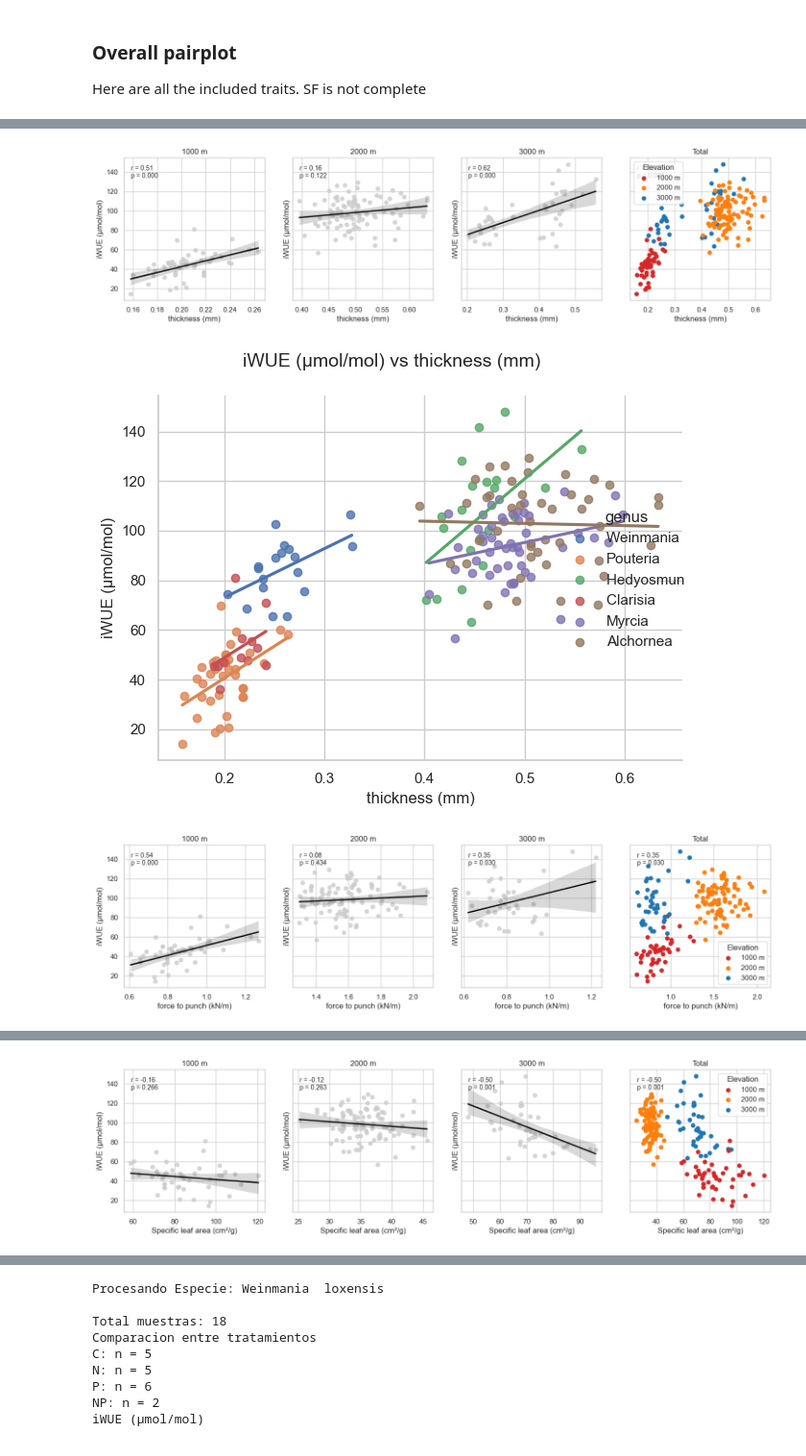
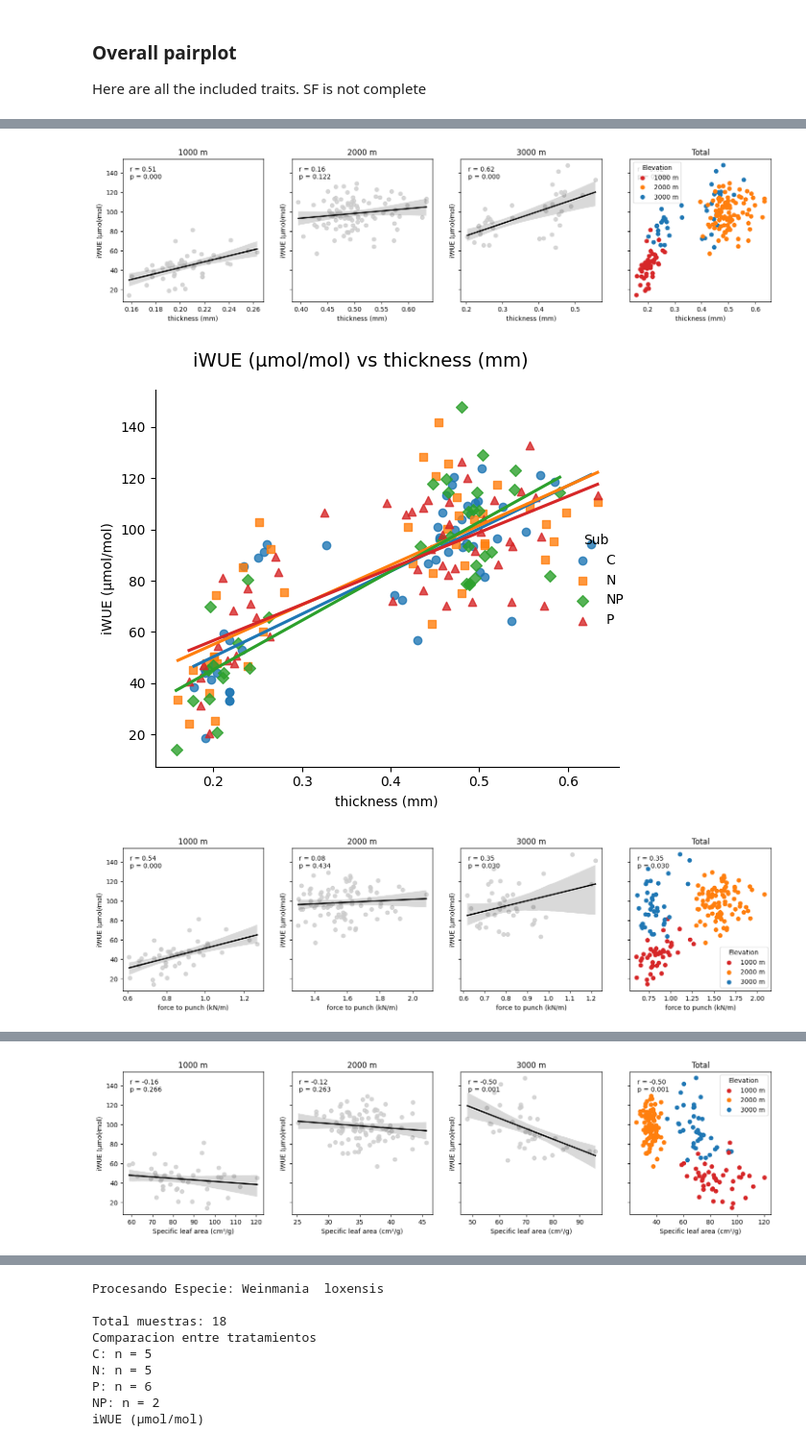
Before and after one commit to ajchavez94/NUMEX_preliminar, a Jupyter notebook: Preliminar.ipynb, the cells around one changed output, grey strips where cells are left out. Shown at 96% size. Drawn from its saved outputs; the diff is of its cells as text; code cells hidden in the pictures.

```diff
--- a/Preliminar.ipynb
+++ b/Preliminar.ipynb
@@ -276,10 +417,11 @@ Index(['Plot', 'TreeID', 'Sub', 'name', 'genus', 'specie', 'Site', '[C_b]',
 # %%
-traits = [thick,though,SLA,"Carea","Narea","[N]"]
+traits = [thick,though,SLA,"Narea"]
 
 elevations = [1000, 2000, 3000]
 from scipy.stats import pearsonr
 var = iWUE # "δ18O in ‰ vs DeltaSMOW" ## define a function please
 df = data
+
 palette_Sub = {
         "C": "#A3A3A3",
         "N": "#70b7f5",
@@ -335,45 +477,51 @@ for trait in traits:
     3000: "tab:blue"
     }
 
-    colors = df["elevation_m"].map(color_map)
+    palette_species = {
+    "Weinmania  loxensis": "#1b9e77",
+    "Hedyosmun  purpurascens": "#d95f02",
+    "Myrcia sp nov": "#7570b3",
+    "Alchornea lojaensis": "#e7298a",
+    "Pouteria torta": "#66a61e",
+    "Clarisia  racemosa": "#e6ab02"
+     }
 
     sns.lmplot(
     data=df,
     x=trait,
     y=var,
-    hue="genus", #"elevation_m",
-    #palette=color_map,
+    hue="Sub", #"elevation_m",
+    markers=["o", "s", "D", "^"], #according to column = SUB
     ci=None
     ) #add axes
+    colors = df["elevation_m"].map(color_map)
 
-    axes[3].scatter(df[trait], df[var],c=colors)
+    axes[3].scatter(df[trait], df[var], c =colors) #,legend=True)
     axes[3].set_title('Total')
     axes[3].set_xlabel(trait)
 
     # annotation
     axes[3].text(
     0.05, 0.95,
     f"r = {r:.2f}\np = {p:.3f}",
     transform=axes[3].transAxes,
     ha="left",
     va="top",
     fontsize=10
     )
 
     # leyenda manual
     for elev, col in color_map.items():
      axes[3].scatter([], [], c=col, label=f"{elev} m")
-
      axes[3].legend(title="Elevation")
 
     # Pearson correlation
     r, p = pearsonr(df[trait], df[var])
 
-
     plt.suptitle(f'{var} vs {trait}', fontsize=14)
     plt.tight_layout()
     plt.show()
 # %% [output]
-[figure, old version]
+[figure, new version]
-[figure, old version]
+[figure, new version]
-[figure, old version]
+[figure, new version]
@@ -381 +529 @@ for trait in traits:
-[figure, old version]
+[figure, new version]
```
Also changed, not shown: parts of 15 cells of this notebook, 44 other files.
